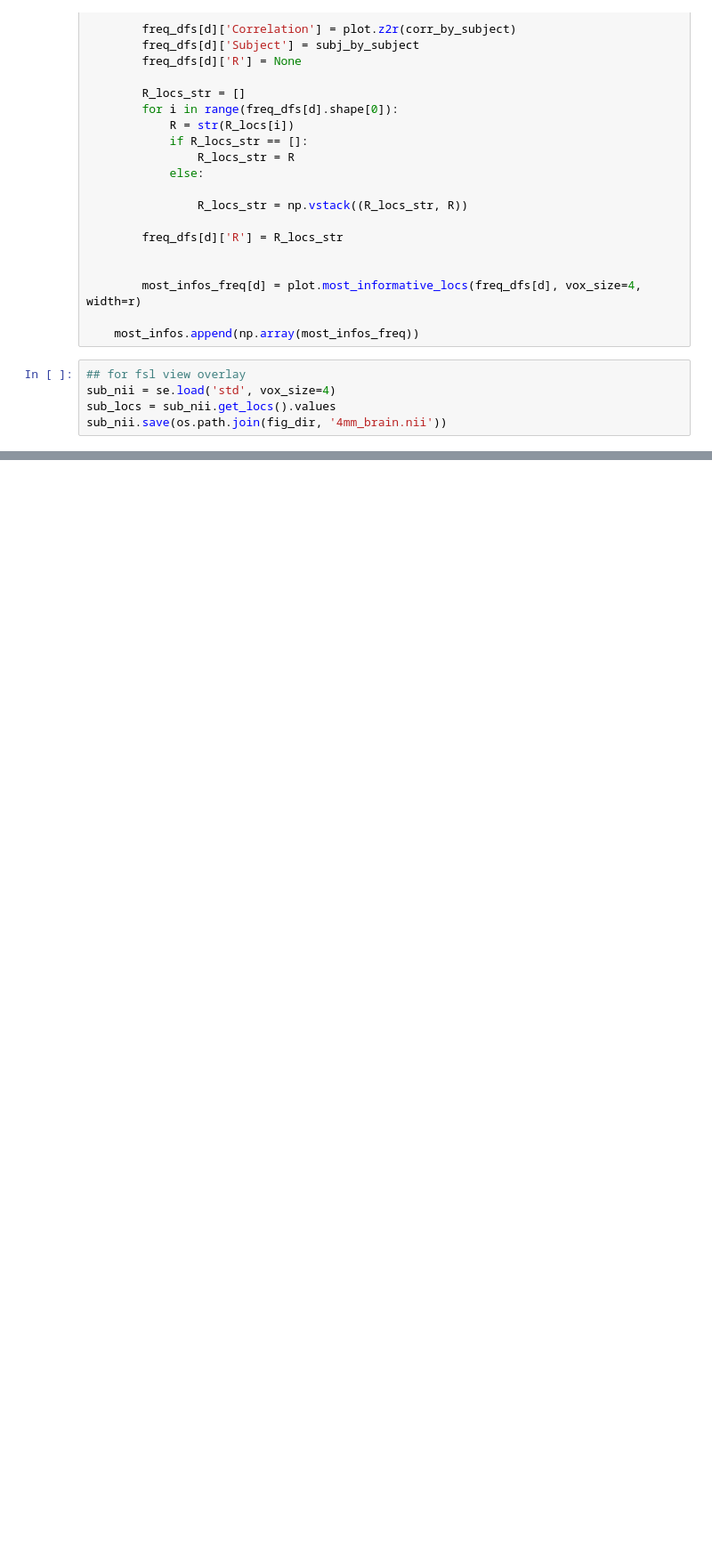
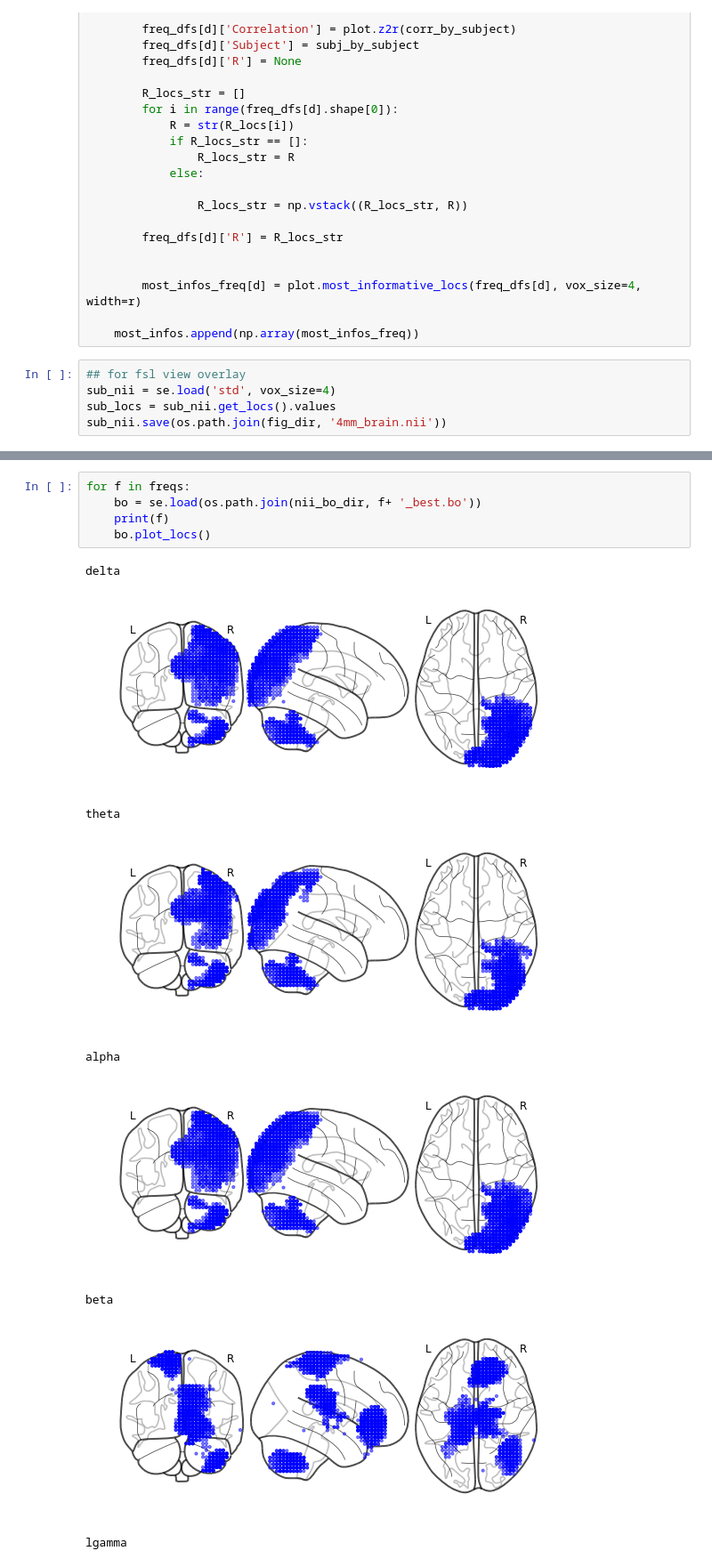
Before and after one commit to ContextLab/supereeg_paper, a Jupyter notebook: code/notebooks/suppplemental_4.ipynb, the cells around one changed output, grey strips where cells are left out. Shown at 89% size. Cells and saved outputs as stored; diff of their text form; blank space fills up the shorter version.

```diff
--- a/code/notebooks/suppplemental_4.ipynb
+++ b/code/notebooks/suppplemental_4.ipynb
@@ -140,0 +158,15 @@ for e, freq in enumerate(freqs):
+# %%
+for f in freqs:
+    bo = se.load(os.path.join(nii_bo_dir, f+ '_best.bo'))
+    print(f)
+    bo.plot_locs()
+# %% [output]
+delta
+[figure, added]
+theta
+[figure, added]
+alpha
+[figure, added]
+beta
+[figure, added]
+lgamma
```
Also changed, not shown: parts of 8 cells of this notebook, 44 other files.
